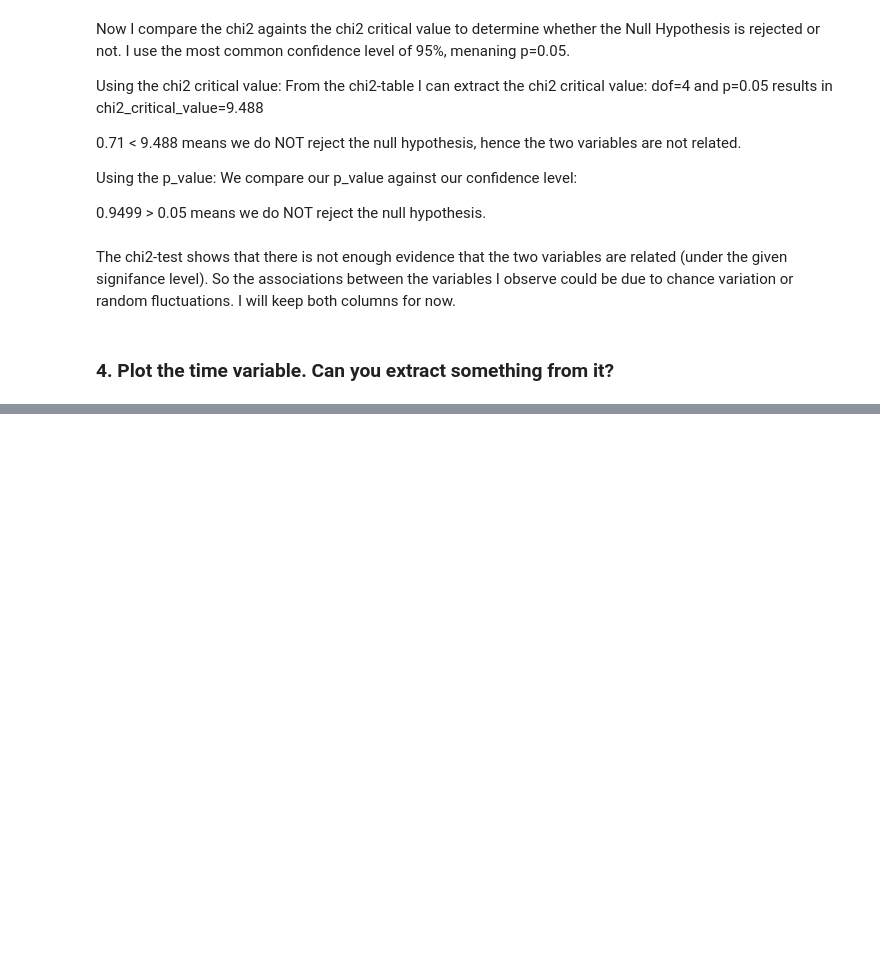
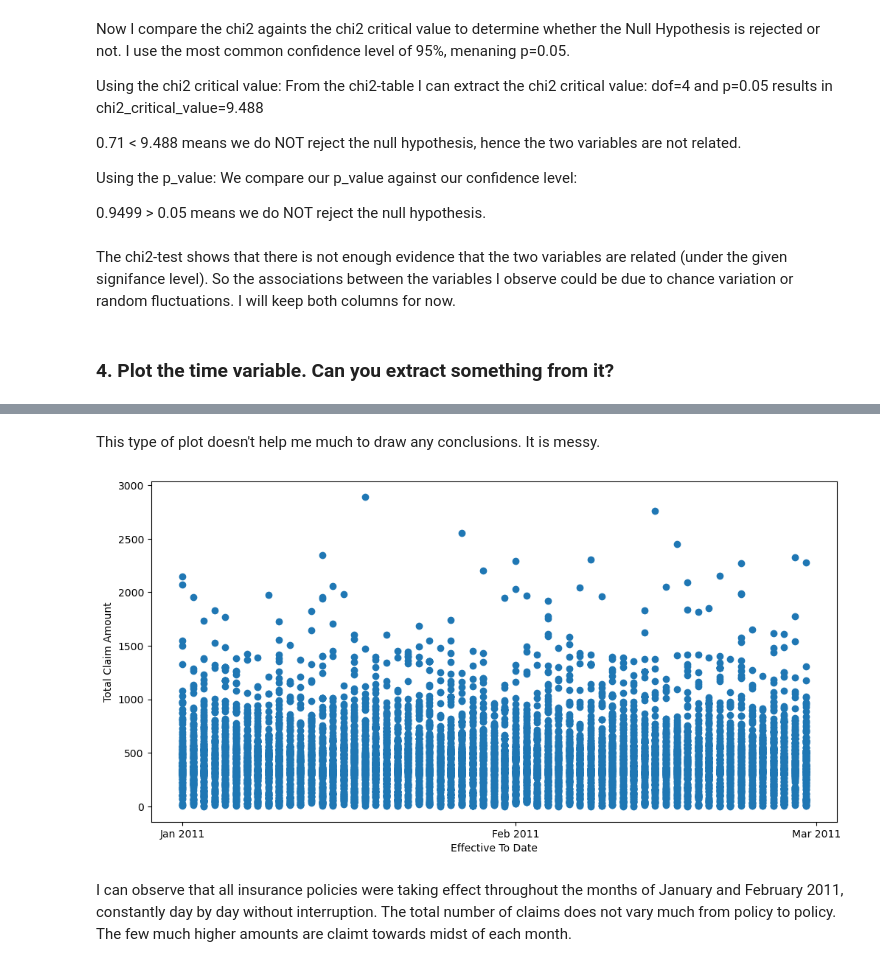
Before and after one commit to ieumann/lab-feature-extraction, a Jupyter notebook: lab-feature-extraction.ipynb, the cells around one changed output, grey strips where cells are left out. Cells and saved outputs as stored; diff of their text form; code cells hidden in the pictures; blank space fills up the shorter version.

```diff
--- a/lab-feature-extraction.ipynb
+++ b/lab-feature-extraction.ipynb
@@ -578,2 +622,23 @@ customer_data = customer_data.drop('Unnamed: 0', axis=1)
+# %% [markdown]
+This type of plot doesn't help me much to draw any conclusions. It is messy.
+# %%
+from matplotlib.dates import MonthLocator, DateFormatter
+
+plt.figure(figsize=(12, 6))
+# Now, I use a scatter plot to better observe the distribution over time.
+plt.scatter(customer_data['effective_to_date'], customer_data['total_claim_amount'])
+
+plt.xlabel('Effective To Date')
+plt.ylabel('Total Claim Amount')
+
+# I modify the format of the x-axis for easier reading and better appearance.
+plt.gca().xaxis.set_major_locator(MonthLocator())
+plt.gca().xaxis.set_major_formatter(DateFormatter("%b %Y"))
+
+plt.show()
+# %% [output]
+[figure, added]
+# %% [markdown]
+I can observe that all insurance policies were taking effect throughout the months of January and February 2011, constantly day by day without interruption. The total number of claims does not vary much from policy to policy. The few much higher amounts are claimt towards midst of each month.
 # %%
 customer_data.to_csv("customer_data.csv", index=False)
```
Also changed, not shown: parts of 9 cells of this notebook, 1 other file.
